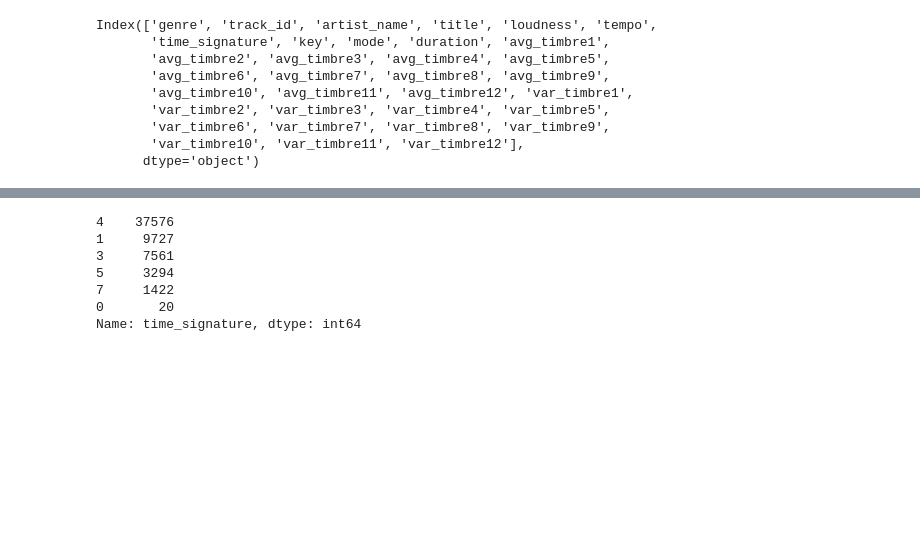
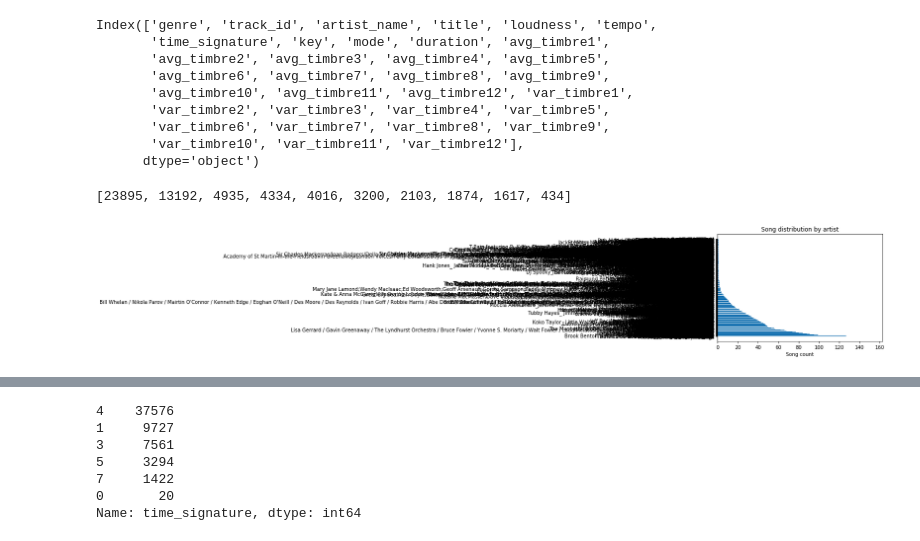
Before and after one commit to hmdev649/dsc-mod-3-project-seattle-ds-012720, a Jupyter notebook: notebooks/exploratory/04-hm-pipeline.ipynb, the cells around one changed output, grey strips where cells are left out. Cells and saved outputs as stored; diff of their text form; code cells hidden in the pictures; blank space fills up the shorter version.

```diff
--- a/notebooks/exploratory/04-hm-pipeline.ipynb
+++ b/notebooks/exploratory/04-hm-pipeline.ipynb
@@ -40,3 +40,7 @@ Index(['genre', 'track_id', 'artist_name', 'title', 'loudness', 'tempo',
        'var_timbre6', 'var_timbre7', 'var_timbre8', 'var_timbre9',
        'var_timbre10', 'var_timbre11', 'var_timbre12'],
       dtype='object')
+# %%
+list(df['genre'].value_counts())
+# %% [output]
+[23895, 13192, 4935, 4334, 4016, 3200, 2103, 1874, 1617, 434]
@@ -42,0 +49,23 @@ Index(['genre', 'track_id', 'artist_name', 'title', 'loudness', 'tempo',
+# %%
+import matplotlib.pyplot as plt
+# fig, ax = plt.plot(list(df['genre'].unique()), list(df['genre'].value_counts()))
+# # ax = fig.add_axes([0,0,1,1])
+# genre = list(df['genre'].unique())
+# count = list(df['genre'].value_counts())
+# ax.barh(genre,count)
+# plt.show()
+# plt.savefig('../../src/images/genre_counts.jpg')
+
+fig, ax = plt.subplots()
+
+genre = list(df['artist_name'].unique())
+count = list(df['artist_name'].value_counts())
+
+ax.barh(genre, count)
+ax.set_xlabel('Song count')
+ax.set_title('Song distribution by artist')
+
+# plt.show()
+plt.savefig('../../src/images/artist_counts.png', bbox_inches='tight')
+# %% [output]
+[figure, added]
```
Also changed, not shown: parts of 2 cells of this notebook, 5 other files.
